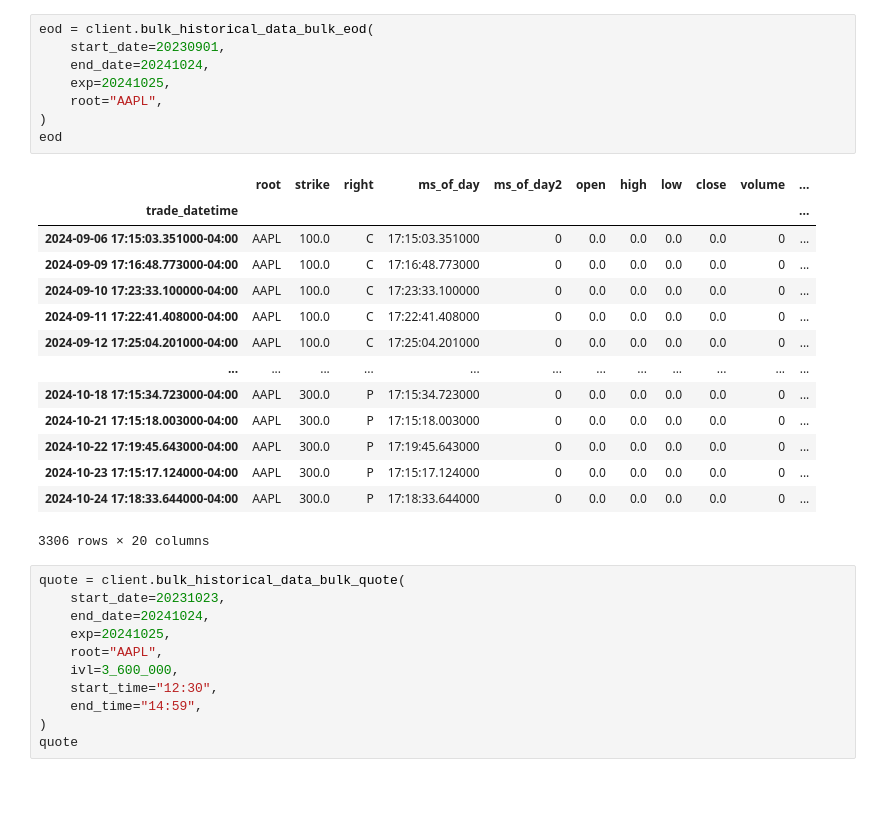
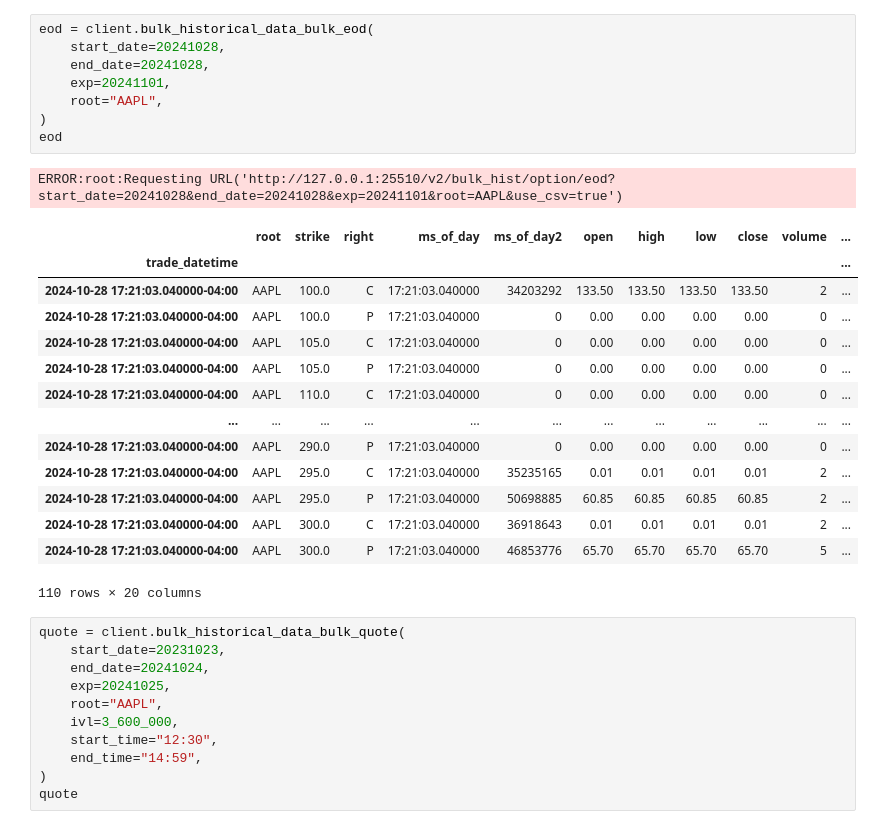
Before and after one commit to dmckim1977/thetadata-python, a Jupyter notebook: bin/options/bulk_historical_data.ipynb, the cells around one changed output. Drawn from its saved outputs; the diff is of its cells as text; blank space fills up the shorter version.

Commit message:
options endpoints finished

```diff
--- a/bin/options/bulk_historical_data.ipynb
+++ b/bin/options/bulk_historical_data.ipynb
@@ -24,26 +23,27 @@ If you require API support, feel free to join our discord server! http://discord
 # %%
 eod = client.bulk_historical_data_bulk_eod(
-    start_date=20230901,
-    end_date=20241024,
-    exp=20241025,
+    start_date=20241028,
+    end_date=20241028,
+    exp=20241101,
     root="AAPL",
 )
 eod
 # %% [output]
+ERROR:root:Requesting URL('http://127.0.0.1:25510/v2/bulk_hist/option/eod?start_date=20241028&end_date=20241028&exp=20241101&root=AAPL&use_csv=true')
 |  | root | strike | right | ms_of_day | ms_of_day2 | open | high | low | close | volume | ... |
 | trade_datetime |  |  |  |  |  |  |  |  |  |  | ... |
-| 2024-09-06 17:15:03.351000-04:00 | AAPL | 100.0 | C | 17:15:03.351000 | 0 | 0.0 | 0.0 | 0.0 | 0.0 | 0 | ... |
-| 2024-09-09 17:16:48.773000-04:00 | AAPL | 100.0 | C | 17:16:48.773000 | 0 | 0.0 | 0.0 | 0.0 | 0.0 | 0 | ... |
-| 2024-09-10 17:23:33.100000-04:00 | AAPL | 100.0 | C | 17:23:33.100000 | 0 | 0.0 | 0.0 | 0.0 | 0.0 | 0 | ... |
-| 2024-09-11 17:22:41.408000-04:00 | AAPL | 100.0 | C | 17:22:41.408000 | 0 | 0.0 | 0.0 | 0.0 | 0.0 | 0 | ... |
-| 2024-09-12 17:25:04.201000-04:00 | AAPL | 100.0 | C | 17:25:04.201000 | 0 | 0.0 | 0.0 | 0.0 | 0.0 | 0 | ... |
+| 2024-10-28 17:21:03.040000-04:00 | AAPL | 100.0 | C | 17:21:03.040000 | 34203292 | 133.50 | 133.50 | 133.50 | 133.50 | 2 | ... |
+| 2024-10-28 17:21:03.040000-04:00 | AAPL | 100.0 | P | 17:21:03.040000 | 0 | 0.00 | 0.00 | 0.00 | 0.00 | 0 | ... |
+| 2024-10-28 17:21:03.040000-04:00 | AAPL | 105.0 | C | 17:21:03.040000 | 0 | 0.00 | 0.00 | 0.00 | 0.00 | 0 | ... |
+| 2024-10-28 17:21:03.040000-04:00 | AAPL | 105.0 | P | 17:21:03.040000 | 0 | 0.00 | 0.00 | 0.00 | 0.00 | 0 | ... |
+| 2024-10-28 17:21:03.040000-04:00 | AAPL | 110.0 | C | 17:21:03.040000 | 0 | 0.00 | 0.00 | 0.00 | 0.00 | 0 | ... |
 | ... | ... | ... | ... | ... | ... | ... | ... | ... | ... | ... | ... |
-| 2024-10-18 17:15:34.723000-04:00 | AAPL | 300.0 | P | 17:15:34.723000 | 0 | 0.0 | 0.0 | 0.0 | 0.0 | 0 | ... |
-| 2024-10-21 17:15:18.003000-04:00 | AAPL | 300.0 | P | 17:15:18.003000 | 0 | 0.0 | 0.0 | 0.0 | 0.0 | 0 | ... |
-| 2024-10-22 17:19:45.643000-04:00 | AAPL | 300.0 | P | 17:19:45.643000 | 0 | 0.0 | 0.0 | 0.0 | 0.0 | 0 | ... |
-| 2024-10-23 17:15:17.124000-04:00 | AAPL | 300.0 | P | 17:15:17.124000 | 0 | 0.0 | 0.0 | 0.0 | 0.0 | 0 | ... |
-| 2024-10-24 17:18:33.644000-04:00 | AAPL | 300.0 | P | 17:18:33.644000 | 0 | 0.0 | 0.0 | 0.0 | 0.0 | 0 | ... |
+| 2024-10-28 17:21:03.040000-04:00 | AAPL | 290.0 | P | 17:21:03.040000 | 0 | 0.00 | 0.00 | 0.00 | 0.00 | 0 | ... |
+| 2024-10-28 17:21:03.040000-04:00 | AAPL | 295.0 | C | 17:21:03.040000 | 35235165 | 0.01 | 0.01 | 0.01 | 0.01 | 2 | ... |
+| 2024-10-28 17:21:03.040000-04:00 | AAPL | 295.0 | P | 17:21:03.040000 | 50698885 | 60.85 | 60.85 | 60.85 | 60.85 | 2 | ... |
+| 2024-10-28 17:21:03.040000-04:00 | AAPL | 300.0 | C | 17:21:03.040000 | 36918643 | 0.01 | 0.01 | 0.01 | 0.01 | 2 | ... |
+| 2024-10-28 17:21:03.040000-04:00 | AAPL | 300.0 | P | 17:21:03.040000 | 46853776 | 65.70 | 65.70 | 65.70 | 65.70 | 5 | ... |
-3306 rows × 20 columns
+110 rows × 20 columns
 # %%
 quote = client.bulk_historical_data_bulk_quote(
     start_date=20231023,
```
Also changed, not shown: parts of 1 cell of this notebook, 2 other files.
